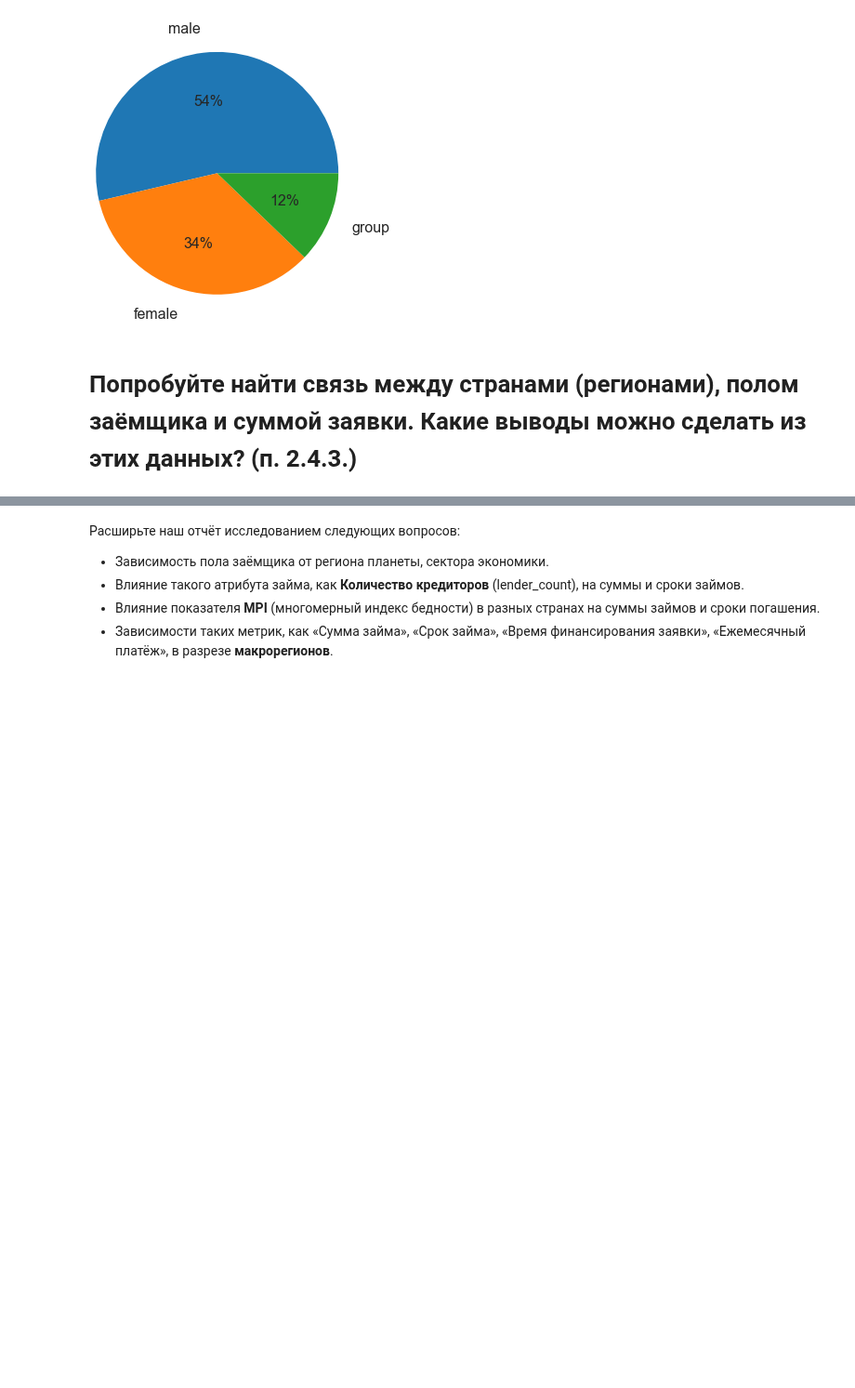
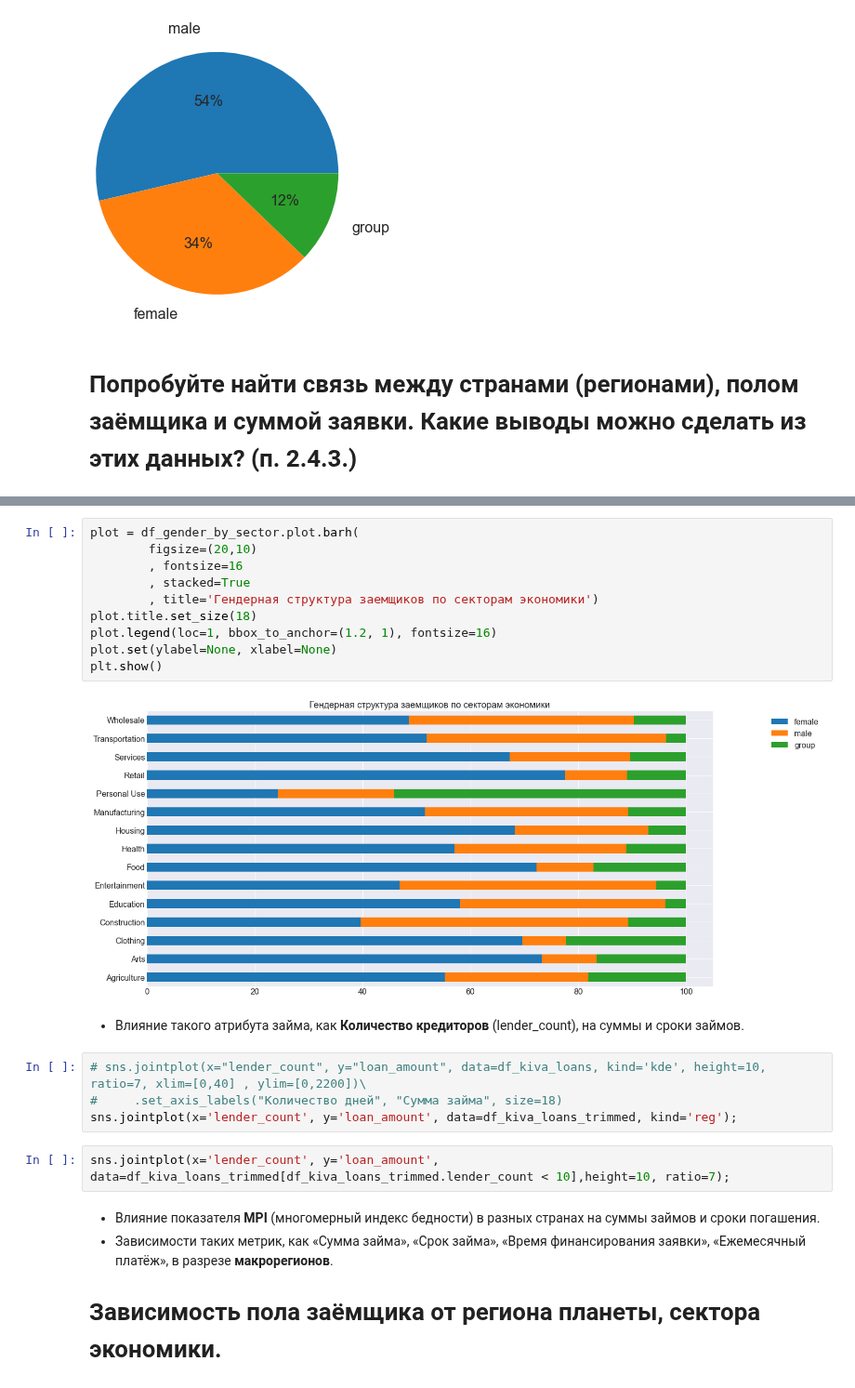
Before and after one commit to Dreeamcatcher/repo, a Jupyter notebook: skillbox/Data analytics - junior/lesson - EDA/hw-eda.ipynb, the cells around one changed output, grey strips where cells are left out. Shown at 93% size. Drawn from its saved outputs; the diff is of its cells as text; blank space fills up the shorter version.

```diff
--- a/skillbox/Data analytics - junior/lesson - EDA/hw-eda.ipynb
+++ b/skillbox/Data analytics - junior/lesson - EDA/hw-eda.ipynb
@@ -181,7 +200,27 @@ plt.show()
+# %%
+plot = df_gender_by_sector.plot.barh(
+        figsize=(20,10)
+        , fontsize=16
+        , stacked=True
+        , title='Гендерная структура заемщиков по секторам экономики')
+plot.title.set_size(18)
+plot.legend(loc=1, bbox_to_anchor=(1.2, 1), fontsize=16)
+plot.set(ylabel=None, xlabel=None)
+plt.show()
+# %% [output]
+[figure, added]
+# %% [markdown]
+- Влияние такого атрибута займа, как **Количество кредиторов** (lender_count), на суммы и сроки займов.
+# %%
+# sns.jointplot(x="lender_count", y="loan_amount", data=df_kiva_loans, kind='kde', height=10, ratio=7, xlim=[0,40] , ylim=[0,2200])\
+#     .set_axis_labels("Количество дней", "Сумма займа", size=18)
+sns.jointplot(x='lender_count', y='loan_amount', data=df_kiva_loans_trimmed, kind='reg');
+# %%
+sns.jointplot(x='lender_count', y='loan_amount', data=df_kiva_loans_trimmed[df_kiva_loans_trimmed.lender_count < 10],height=10, ratio=7);
 # %% [markdown]
-Расширьте наш отчёт исследованием следующих вопросов:
-
-- Зависимость пола заёмщика от региона планеты, сектора экономики.
-- Влияние такого атрибута займа, как **Количество кредиторов** (lender_count), на суммы и сроки займов.
 - Влияние показателя **MPI** (многомерный индекс бедности) в разных странах на суммы займов и сроки погашения.
 - Зависимости таких метрик, как «Сумма займа», «Срок займа», «Время финансирования заявки», «Ежемесячный платёж», в разрезе **макрорегионов**.
+
+
+
+# Зависимость пола заёмщика от региона планеты, сектора экономики.
```
Also changed, not shown: parts of 13 cells of this notebook.
